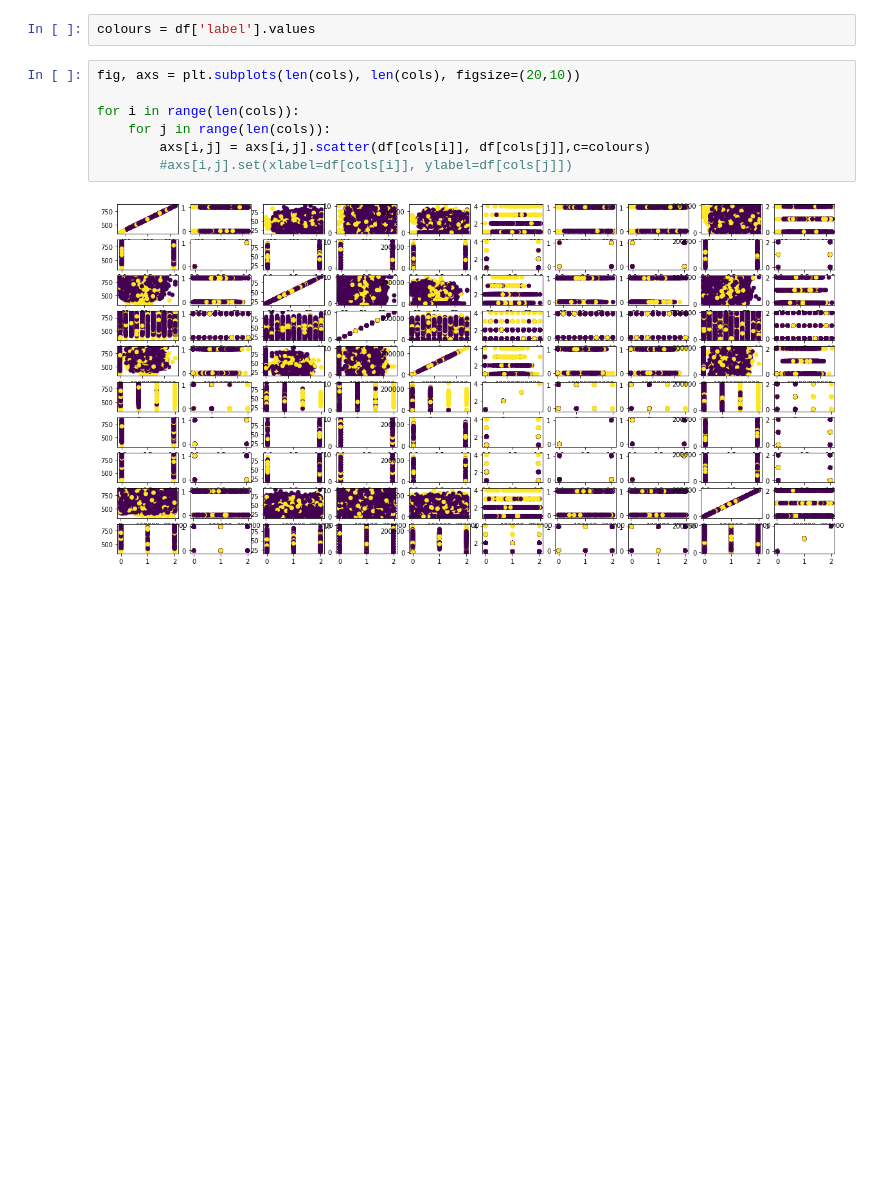
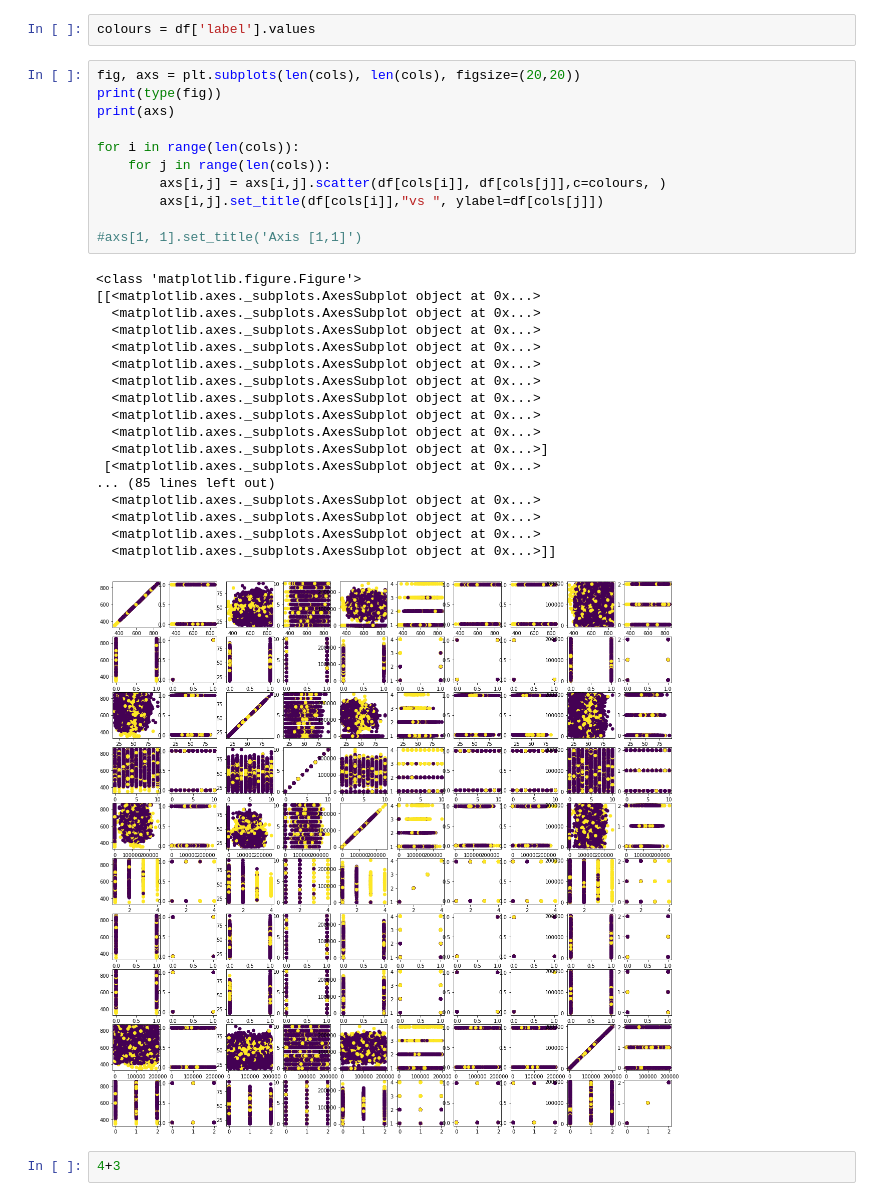
Before and after one commit to illtemperedklavier/Bank-Churn-Example, a Jupyter notebook: visualize bank churn.ipynb, the cells around one changed output. Drawn from its saved outputs; the diff is of its cells as text; blank space fills up the shorter version.

```diff
--- a/visualize bank churn.ipynb
+++ b/visualize bank churn.ipynb
@@ -94,11 +94,34 @@ Index(['CreditScore', 'Gender', 'Age', 'Tenure', 'Balance', 'NumOfProducts',
 # %%
 colours = df['label'].values
 # %%
-fig, axs = plt.subplots(len(cols), len(cols), figsize=(20,10))
+fig, axs = plt.subplots(len(cols), len(cols), figsize=(20,20))
+print(type(fig))
+print(axs)
 
 for i in range(len(cols)):
     for j in range(len(cols)):
-        axs[i,j] = axs[i,j].scatter(df[cols[i]], df[cols[j]],c=colours)
-        #axs[i,j].set(xlabel=df[cols[i]], ylabel=df[cols[j]])
+        axs[i,j] = axs[i,j].scatter(df[cols[i]], df[cols[j]],c=colours, )
+        axs[i,j].set_title(df[cols[i]],"vs ", ylabel=df[cols[j]])
+
+#axs[1, 1].set_title('Axis [1,1]')
 # %% [output]
+<class 'matplotlib.figure.Figure'>
+[[<matplotlib.axes._subplots.AxesSubplot object at 0x...>
+  <matplotlib.axes._subplots.AxesSubplot object at 0x...>
+  <matplotlib.axes._subplots.AxesSubplot object at 0x...>
+  <matplotlib.axes._subplots.AxesSubplot object at 0x...>
+  <matplotlib.axes._subplots.AxesSubplot object at 0x...>
+  <matplotlib.axes._subplots.AxesSubplot object at 0x...>
+  <matplotlib.axes._subplots.AxesSubplot object at 0x...>
+  <matplotlib.axes._subplots.AxesSubplot object at 0x...>
+  <matplotlib.axes._subplots.AxesSubplot object at 0x...>
+  <matplotlib.axes._subplots.AxesSubplot object at 0x...>]
+ [<matplotlib.axes._subplots.AxesSubplot object at 0x...>
+... (85 lines left out)
+  <matplotlib.axes._subplots.AxesSubplot object at 0x...>
+  <matplotlib.axes._subplots.AxesSubplot object at 0x...>
+  <matplotlib.axes._subplots.AxesSubplot object at 0x...>
+  <matplotlib.axes._subplots.AxesSubplot object at 0x...>]]
-[figure, old version]
+[figure, new version]
+# %%
+4+3
```
Also changed, not shown: 1 other file.
